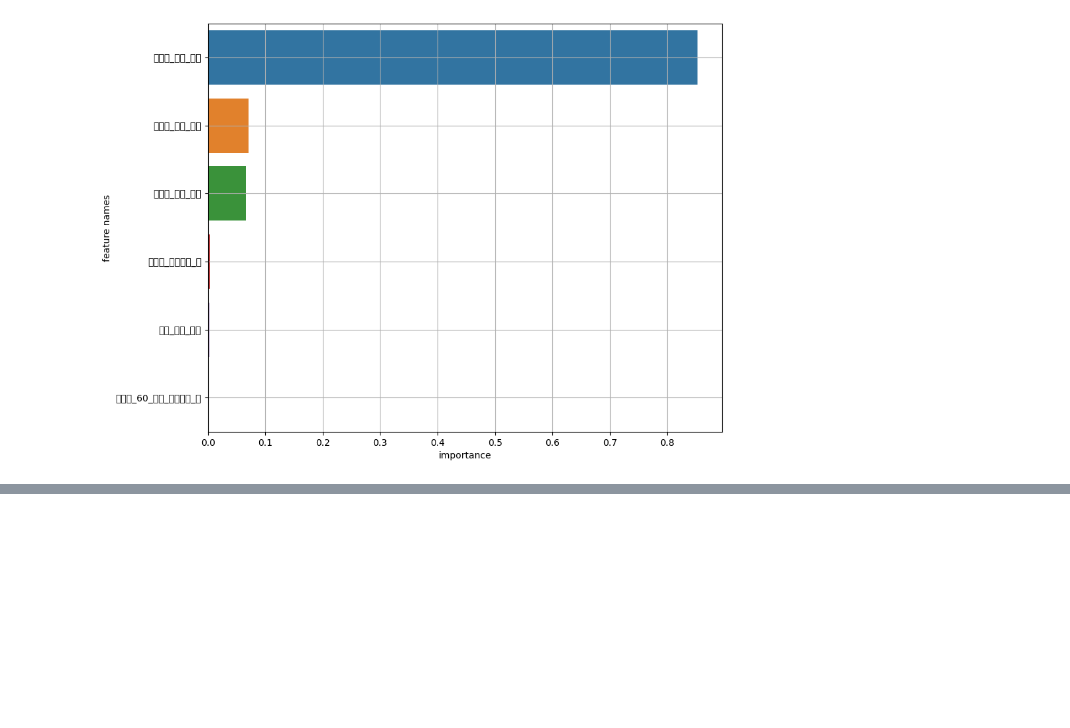
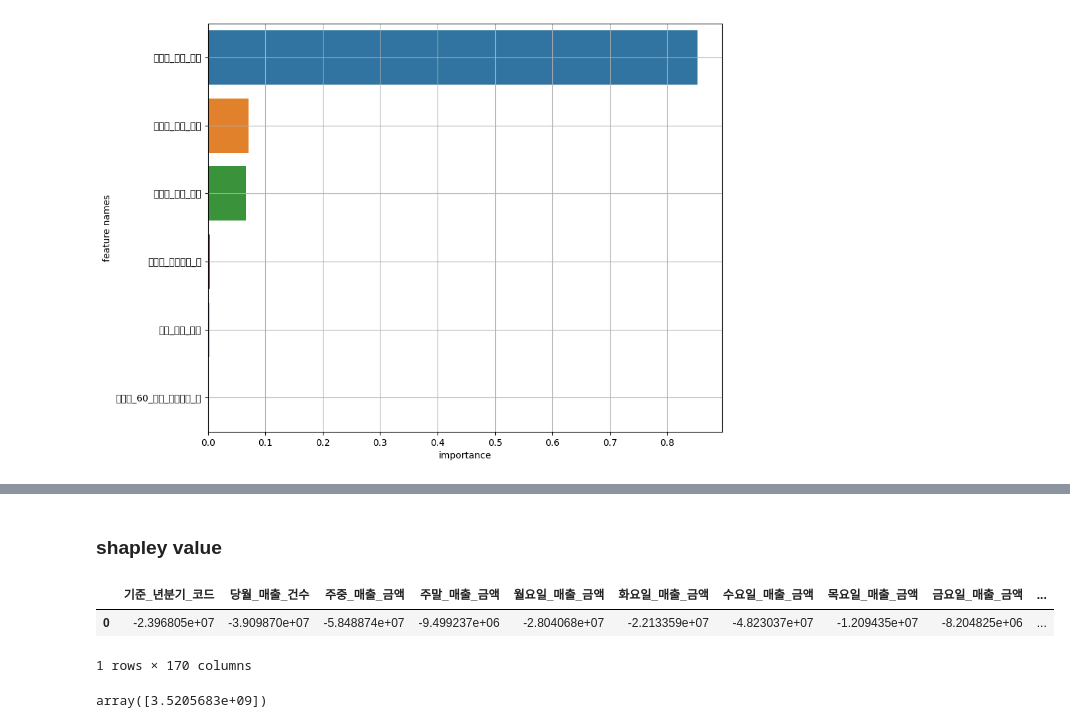
Before and after one commit to KT-AIvle-4th-Big-Project-Team2/SAI, a Jupyter notebook: Modeling/modeling_code.ipynb, the cells around one changed output, grey strips where cells are left out. Cells and saved outputs as stored; diff of their text form; code cells hidden in the pictures; blank space fills up the shorter version.

```diff
--- a/Modeling/modeling_code.ipynb
+++ b/Modeling/modeling_code.ipynb
@@ -262,0 +346,13 @@ result = plot_feature_importance(model.feature_importances_, list(x), 6)
+# %% [markdown]
+### shapley value
+# %%
+pd.DataFrame(shap_val[0:1, :], columns = list(x_train))
+# %% [output]
+|  | 기준_년분기_코드 | 당월_매출_건수 | 주중_매출_금액 | 주말_매출_금액 | 월요일_매출_금액 | 화요일_매출_금액 | 수요일_매출_금액 | 목요일_매출_금액 | 금요일_매출_금액 | ... |
+| 0 | -2.396805e+07 | -3.909870e+07 | -5.848874e+07 | -9.499237e+06 | -2.804068e+07 | -2.213359e+07 | -4.823037e+07 | -1.209435e+07 | -8.204825e+06 | ... |
+1 rows × 170 columns
+# %%
+# y_train의 평균
+explainer1.expected_value
+# %% [output]
+array([3.5205683e+09])
```
Also changed, not shown: parts of 26 cells of this notebook.
